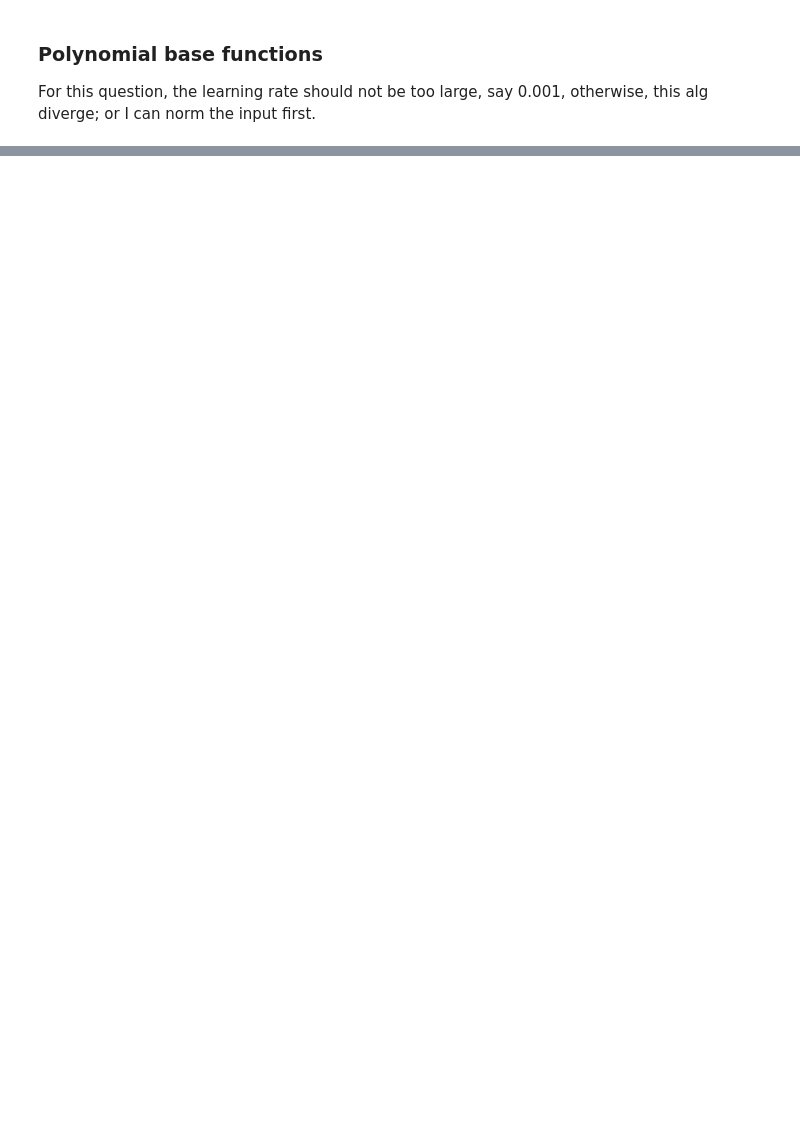
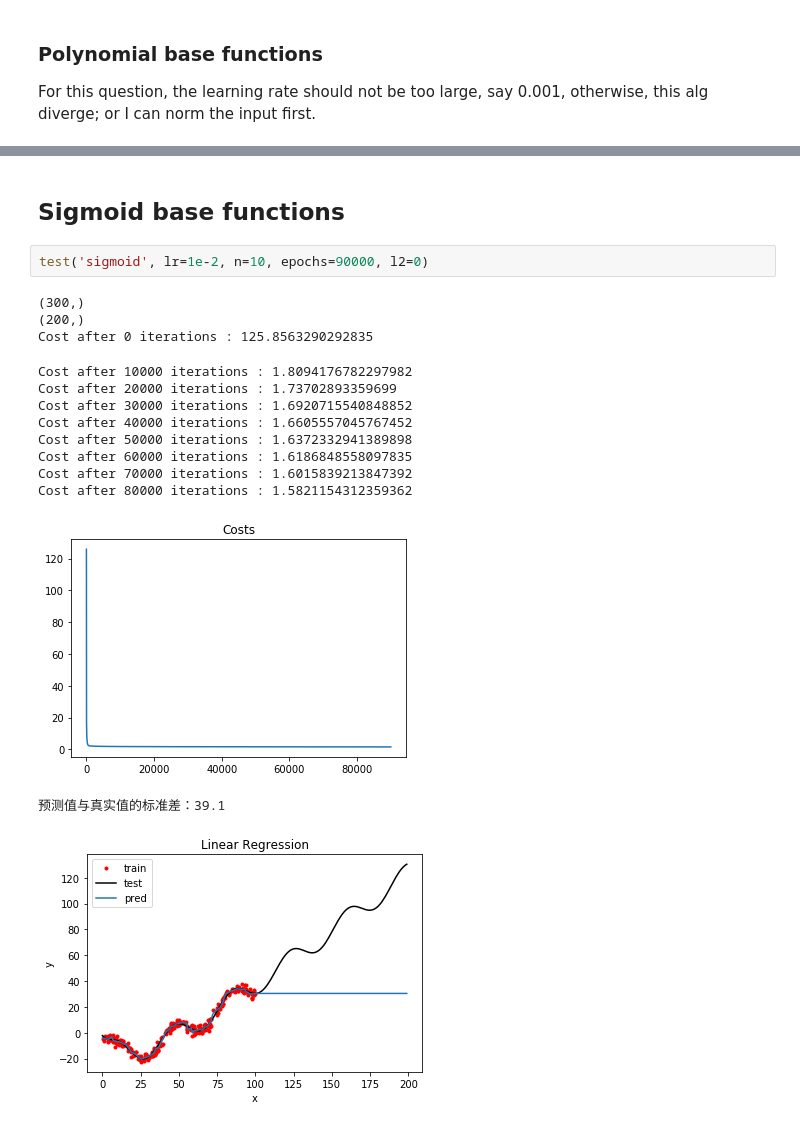
Before and after one commit to Haicang/PRML, a Jupyter notebook: lab1/Play the data.ipynb, the cells around one changed output, grey strips where cells are left out. Cells and saved outputs as stored; diff of their text form; blank space fills up the shorter version.

```diff
--- a/lab1/Play the data.ipynb
+++ b/lab1/Play the data.ipynb
@@ -78,0 +120,19 @@ test('power', lr=0.00005)
+# %% [markdown]
+## Sigmoid base functions
+# %%
+test('sigmoid', lr=1e-2, n=10, epochs=90000, l2=0)
+# %% [output]
+(300,)
+(200,)
+Cost after 0 iterations : 125.8563290292835
+Cost after 10000 iterations : 1.8094176782297982
+Cost after 20000 iterations : 1.73702893359699
+Cost after 30000 iterations : 1.6920715540848852
+Cost after 40000 iterations : 1.6605557045767452
+Cost after 50000 iterations : 1.6372332941389898
+Cost after 60000 iterations : 1.6186848558097835
+Cost after 70000 iterations : 1.6015839213847392
+Cost after 80000 iterations : 1.5821154312359362
+[figure, added]
+预测值与真实值的标准差：39.1
+[figure, added]
```
Also changed, not shown: parts of 10 cells of this notebook, 5 other files.
